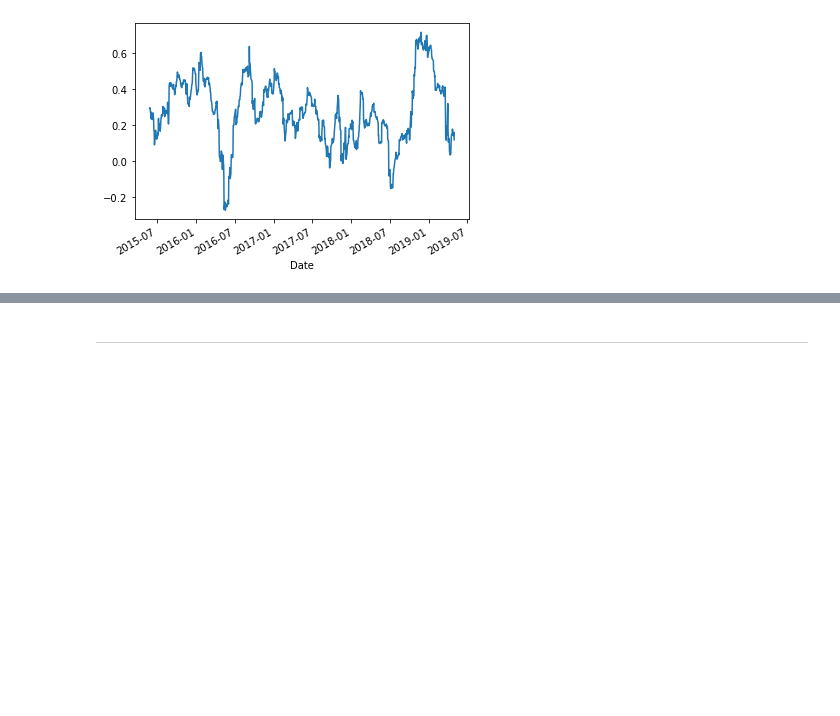
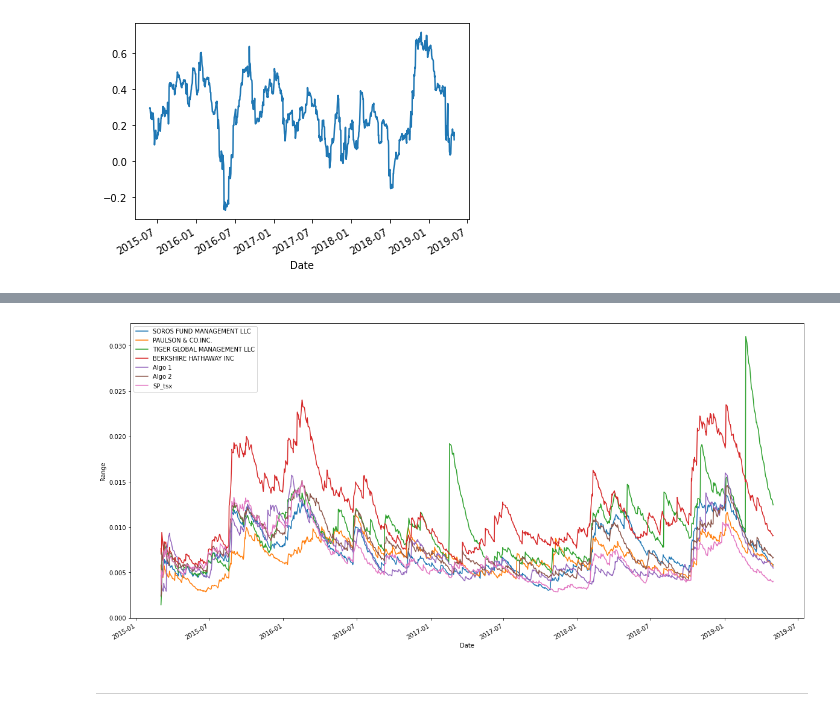
Before and after one commit to simran1407/Whale-portfolios, a Jupyter notebook: whale_analysis.ipynb, the cells around one changed output, grey strips where cells are left out. Saved outputs shown, nothing was run; the diff lists cells and outputs as text; code cells hidden in the pictures; blank space fills up the shorter version.

```diff
--- a/whale_analysis.ipynb
+++ b/whale_analysis.ipynb
@@ -386,5 +386,7 @@ beta.plot()
 # %%
 ## Rolling Statistics Challenge: Exponentially Weighted Average
 
-An alternative way to calculate a rolling window is to take the exponentially weighted moving average. This is like a moving window average, but it assigns greater importance to more recent observations. Try calculating the [`ewm`](https://pandas.pydata.org/pandas-docs/stable/reference/api/pandas.DataFrame.ewm.html) with a 21-day half-life.
+# An alternative way to calculate a rolling window is to take the exponentially weighted moving average. This is like a moving window average, but it assigns greater importance to more recent observations. Try calculating the [`ewm`](https://pandas.pydata.org/pandas-docs/stable/reference/api/pandas.DataFrame.ewm.html) with a 21-day half-life.
+
+joined_data_cols.ewm(21).std().plot(figsize=(20,10), xlabel = 'Date', ylabel = 'Range', legend = True)
 # %% [output]
@@ -392,3 +394,4 @@ SyntaxError: invalid syntax (<ipython-input-260-a3d1aa98ab3a>, line 3)
+[figure, added]
 # %% [markdown]
 ---
 # %% [markdown]
```
Also changed, not shown: parts of 24 cells of this notebook.
